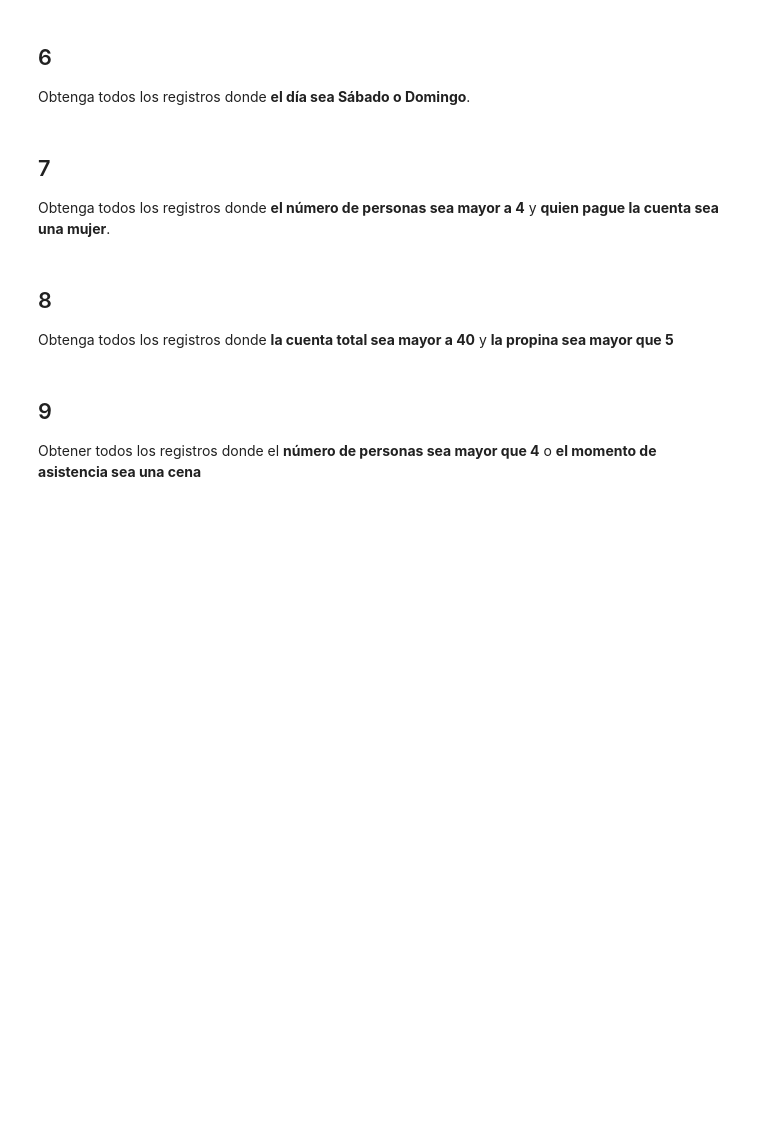
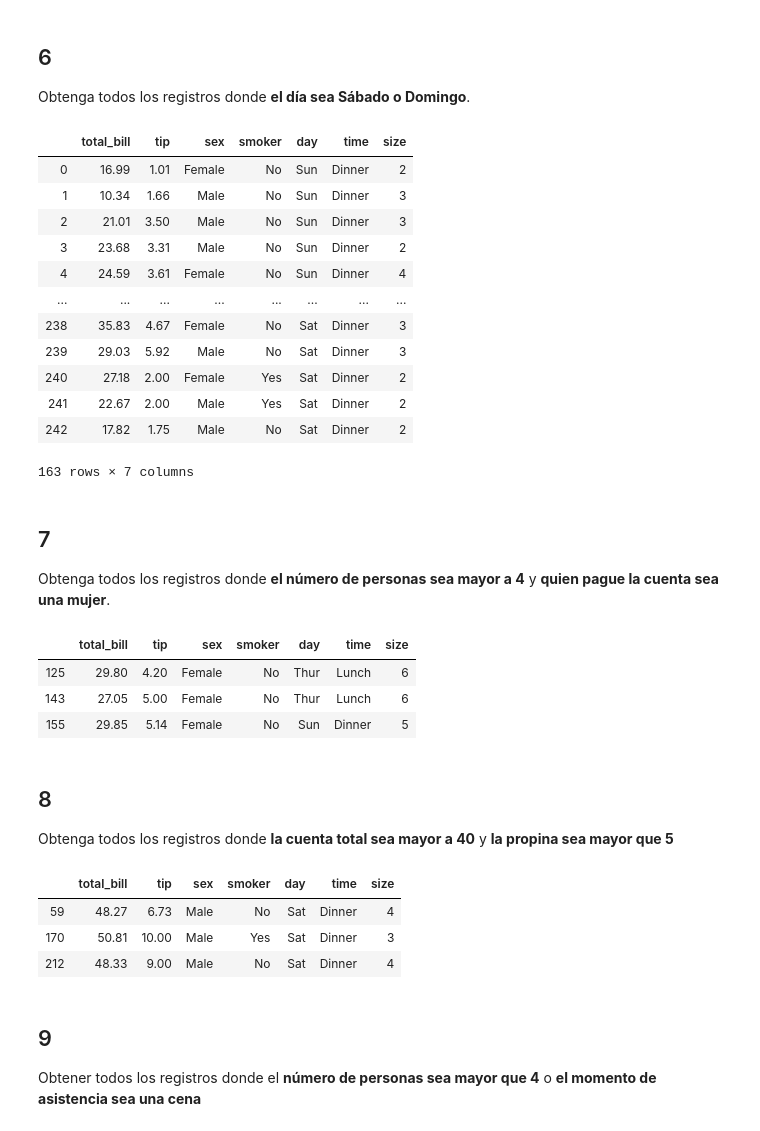
Before and after one commit to memoglez3/porinvv2020, a Jupyter notebook: Modulo1/Tarea2_GonzalezGuillermo.ipynb, the cells around one changed output. Cells and saved outputs as stored; diff of their text form; code cells hidden in the pictures; blank space fills up the shorter version.

```diff
--- a/Modulo1/Tarea2_GonzalezGuillermo.ipynb
+++ b/Modulo1/Tarea2_GonzalezGuillermo.ipynb
@@ -93,18 +174,48 @@ Obtener todos los registros donde **la propina sea igual a 5, 7 o 10**
 Obtenga todos los registros donde **el día sea Sábado o Domingo**.
 # %%
 # Solución aquí
+tips_data[(tips_data["day"]=="Sat")|
+         (tips_data["day"]=="Sun")]
+# %% [output]
+|  | total_bill | tip | sex | smoker | day | time | size |
+| 0 | 16.99 | 1.01 | Female | No | Sun | Dinner | 2 |
+| 1 | 10.34 | 1.66 | Male | No | Sun | Dinner | 3 |
+| 2 | 21.01 | 3.50 | Male | No | Sun | Dinner | 3 |
+| 3 | 23.68 | 3.31 | Male | No | Sun | Dinner | 2 |
+| 4 | 24.59 | 3.61 | Female | No | Sun | Dinner | 4 |
+| ... | ... | ... | ... | ... | ... | ... | ... |
+| 238 | 35.83 | 4.67 | Female | No | Sat | Dinner | 3 |
+| 239 | 29.03 | 5.92 | Male | No | Sat | Dinner | 3 |
+| 240 | 27.18 | 2.00 | Female | Yes | Sat | Dinner | 2 |
+| 241 | 22.67 | 2.00 | Male | Yes | Sat | Dinner | 2 |
+| 242 | 17.82 | 1.75 | Male | No | Sat | Dinner | 2 |
+163 rows × 7 columns
 # %% [markdown]
 ## 7
 
 Obtenga todos los registros donde **el número de personas sea mayor a 4** y **quien pague la cuenta sea una mujer**.
 # %%
 # Solución aquí
+tips_data[(tips_data["size"]>4)&
+         (tips_data["sex"]=="Female")]
+# %% [output]
+|  | total_bill | tip | sex | smoker | day | time | size |
+| 125 | 29.80 | 4.20 | Female | No | Thur | Lunch | 6 |
+| 143 | 27.05 | 5.00 | Female | No | Thur | Lunch | 6 |
+| 155 | 29.85 | 5.14 | Female | No | Sun | Dinner | 5 |
 # %% [markdown]
 ## 8
 
 Obtenga todos los registros donde **la cuenta total sea mayor a 40** y **la propina sea mayor que 5**
 # %%
 # Solución aquí
+tips_data[(tips_data["total_bill"]>40)&
+         (tips_data["tip"]>5)]
+# %% [output]
+|  | total_bill | tip | sex | smoker | day | time | size |
+| 59 | 48.27 | 6.73 | Male | No | Sat | Dinner | 4 |
+| 170 | 50.81 | 10.00 | Male | Yes | Sat | Dinner | 3 |
+| 212 | 48.33 | 9.00 | Male | No | Sat | Dinner | 4 |
 # %% [markdown]
 ## 9
 
```
Also changed, not shown: parts of 16 cells of this notebook.
